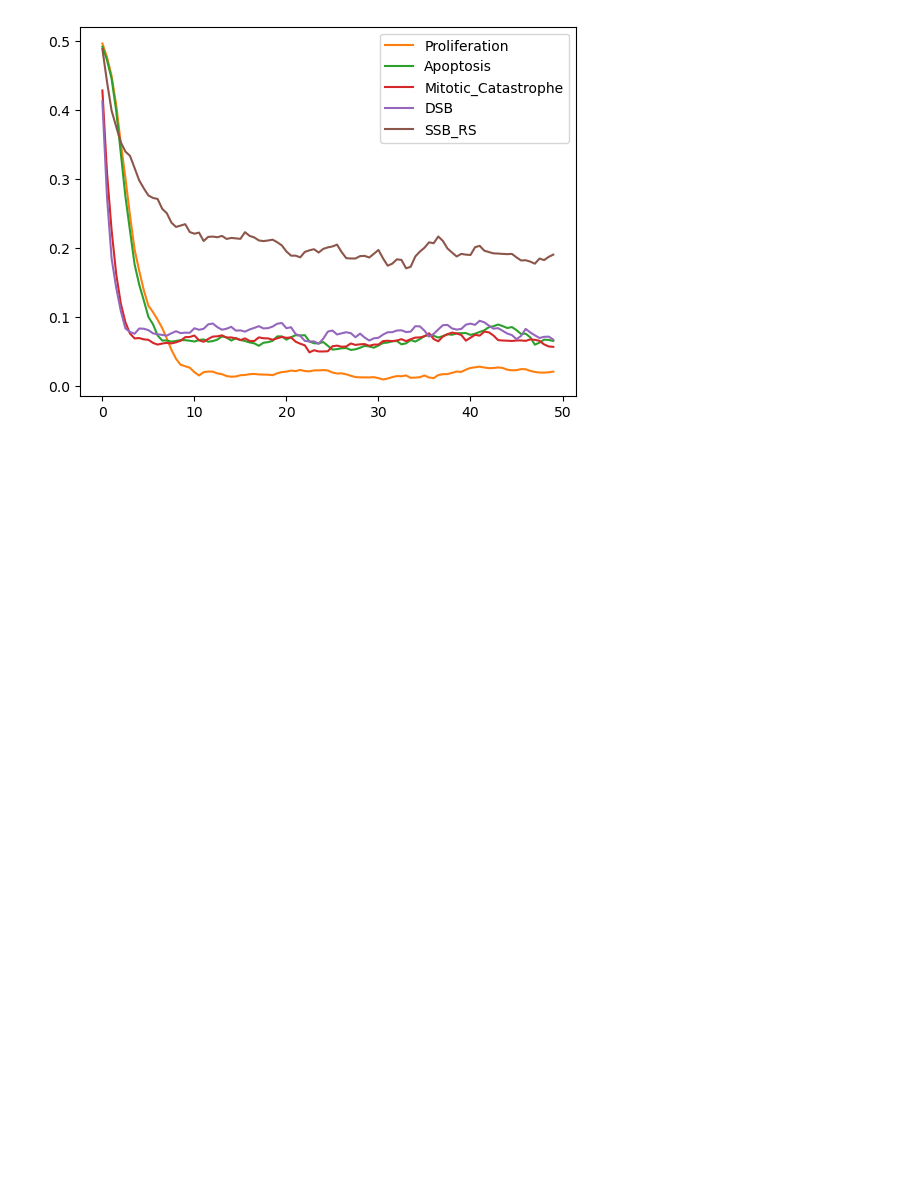
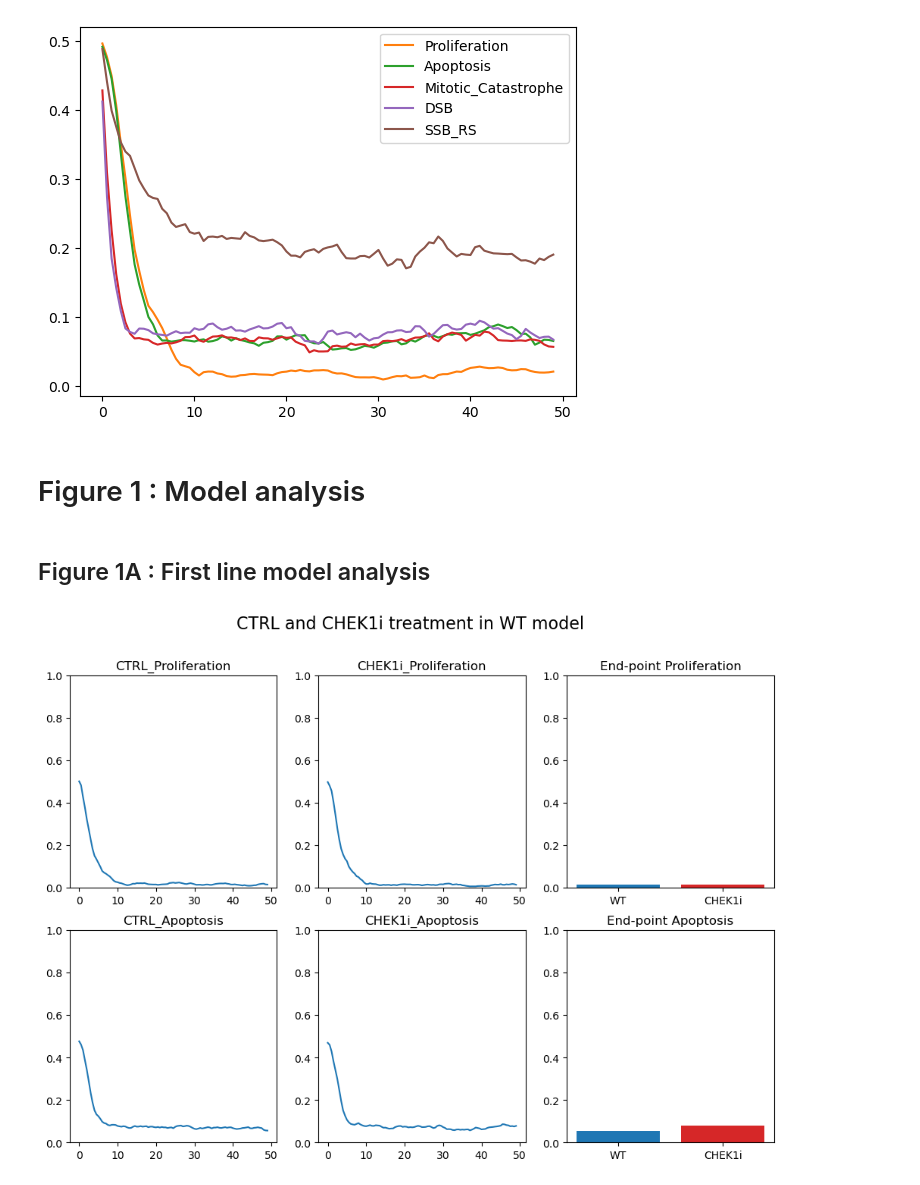
Before and after one commit to saran-pankaew/CRC_model, a Jupyter notebook: model_repository/20230824/CRC_20230824_analysis.ipynb, the cells around one changed output. Cells and saved outputs as stored; diff of their text form; code cells hidden in the pictures; blank space fills up the shorter version.

Commit message:
Update  model_20230824

```diff
--- a/model_repository/20230824/CRC_20230824_analysis.ipynb
+++ b/model_repository/20230824/CRC_20230824_analysis.ipynb
@@ -371,3 +371,45 @@ res = WT_allinputs.run()
 res.plot_node_trajectory()
 # %% [output]
 [figure]
+# %% [markdown]
+# Figure 1 : Model analysis
+# %% [markdown]
+##  Figure 1A : First line model analysis
+# %%
+fig, axs = plt.subplots(ncols=3, nrows = 2, figsize=(12, 8))
+
+axs[0][0].plot(WT_res.get_nodes_probtraj().Proliferation)
+axs[0][0].set_ylim(0,1)
+axs[0][0].title.set_text("CTRL_Proliferation")
+
+axs[0][1].plot(WT_res_chek1.get_nodes_probtraj().Proliferation)
+axs[0][1].set_ylim(0,1)
+axs[0][1].title.set_text("CHEK1i_Proliferation")
+
+axs[1][0].plot(WT_res.get_nodes_probtraj().Apoptosis)
+axs[1][0].set_ylim(0,1)
+axs[1][0].title.set_text("CTRL_Apoptosis")
+
+axs[1][1].plot(WT_res_chek1.get_nodes_probtraj().Apoptosis)
+axs[1][1].set_ylim(0,1)
+axs[1][1].title.set_text("CHEK1i_Apoptosis")
+
+treatment = ['WT','CHEK1i']
+value = [WT_res.get_last_nodes_probtraj().Proliferation[0],
+         WT_res_chek1.get_last_nodes_probtraj().Proliferation[0]]
+bar_colors = ['tab:blue','tab:red']
+axs[0][2].bar(treatment, value, color = bar_colors)
+axs[0][2].set_ylim(0,1)
+axs[0][2].title.set_text("End-point Proliferation")
+
+value = [WT_res.get_last_nodes_probtraj().Apoptosis[0],
+         WT_res_chek1.get_last_nodes_probtraj().Apoptosis[0]]
+axs[1][2].bar(treatment, value, color = bar_colors)
+axs[1][2].set_ylim(0,1)
+axs[1][2].title.set_text("End-point Apoptosis")
+
+
+fig.suptitle('CTRL and CHEK1i treatment in WT model', fontsize=16)
+plt.show()
+# %% [output]
+[figure, added]
```
Also changed, not shown: parts of 12 cells of this notebook, 1 other file.
